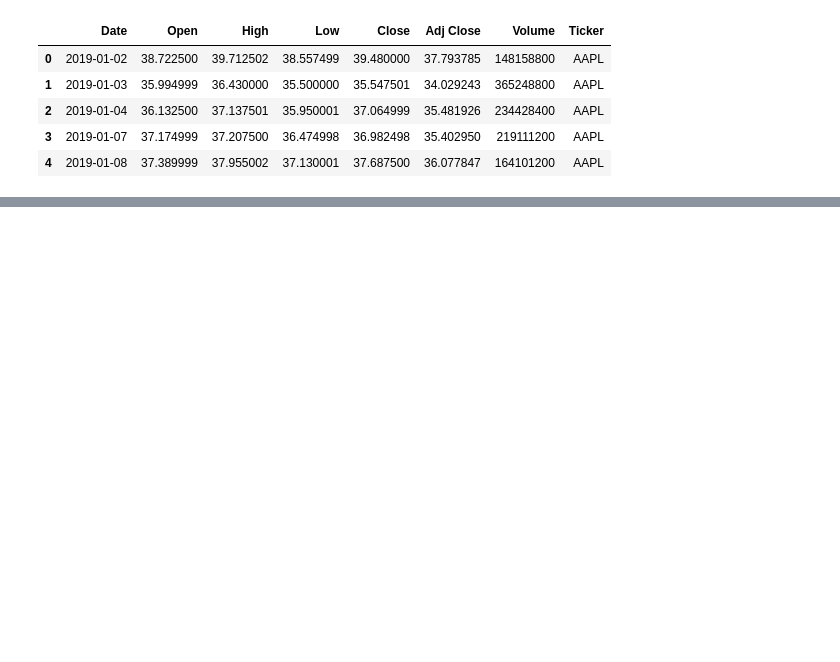
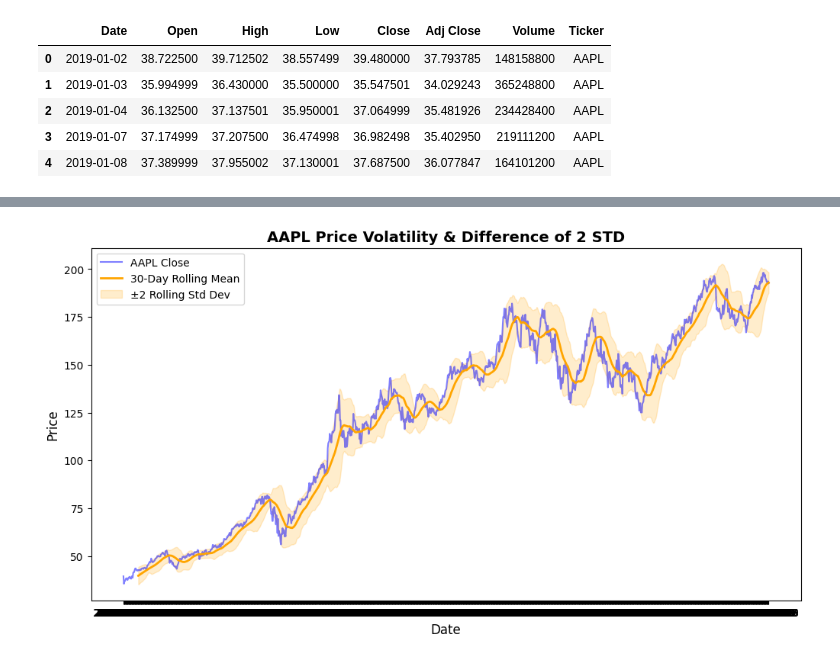
Before and after one commit to rreap/stocks, a Jupyter notebook: Stocks_Project.ipynb, the cells around one changed output, grey strips where cells are left out. Saved outputs shown, nothing was run; the diff lists cells and outputs as text; code cells hidden in the pictures; blank space fills up the shorter version.

```diff
--- a/Stocks_Project.ipynb
+++ b/Stocks_Project.ipynb
@@ -14,0 +78,9 @@ data.head()
+# %%
+data["Close_Rolling_Mean_30"] = (
+    data.groupby("Ticker")["Close"].transform(lambda x: x.rolling(window=30).mean())
+)
+
+data["Close_Rolling_Std_30"] = (
+    data.groupby("Ticker")["Close"].transform(lambda x: x.rolling(window=30).std())
+)
+data.head(31)
@@ -14,0 +105,36 @@ data.head()
+# %%
+aapl = data[data["Ticker"] == "AAPL"].copy()
+aapl["Rolling_Mean"] = aapl["Close"].rolling(window=30).mean()
+aapl["Rolling_Std"] = aapl["Close"].rolling(window=30).std()
+
+plt.figure(figsize=(12, 6))
+plt.plot(
+    aapl["Date"], aapl["Close"], label="AAPL Close", color="blue", alpha=0.5
+)
+plt.plot(
+    aapl["Date"],
+    aapl["Rolling_Mean"],
+    label="30-Day Rolling Mean",
+    color="orange",
+    lw=2,
+)
+plt.fill_between(
+    aapl["Date"],
+    aapl["Rolling_Mean"] - 2 * aapl["Rolling_Std"],
+    aapl["Rolling_Mean"] + 2 * aapl["Rolling_Std"],
+    color="orange",
+    alpha=0.2,
+    label="±2 Rolling Std Dev",
+)
+
+plt.title(
+    "AAPL Price Volatility & Difference of 2 STD",
+    fontsize=14,
+    fontweight="bold",
+)
+plt.xlabel("Date", fontsize=12)
+plt.ylabel("Price", fontsize=12)
+plt.legend()
+plt.show()
+# %% [output]
+[figure, added]
```
Also changed, not shown: parts of 9 cells of this notebook.
